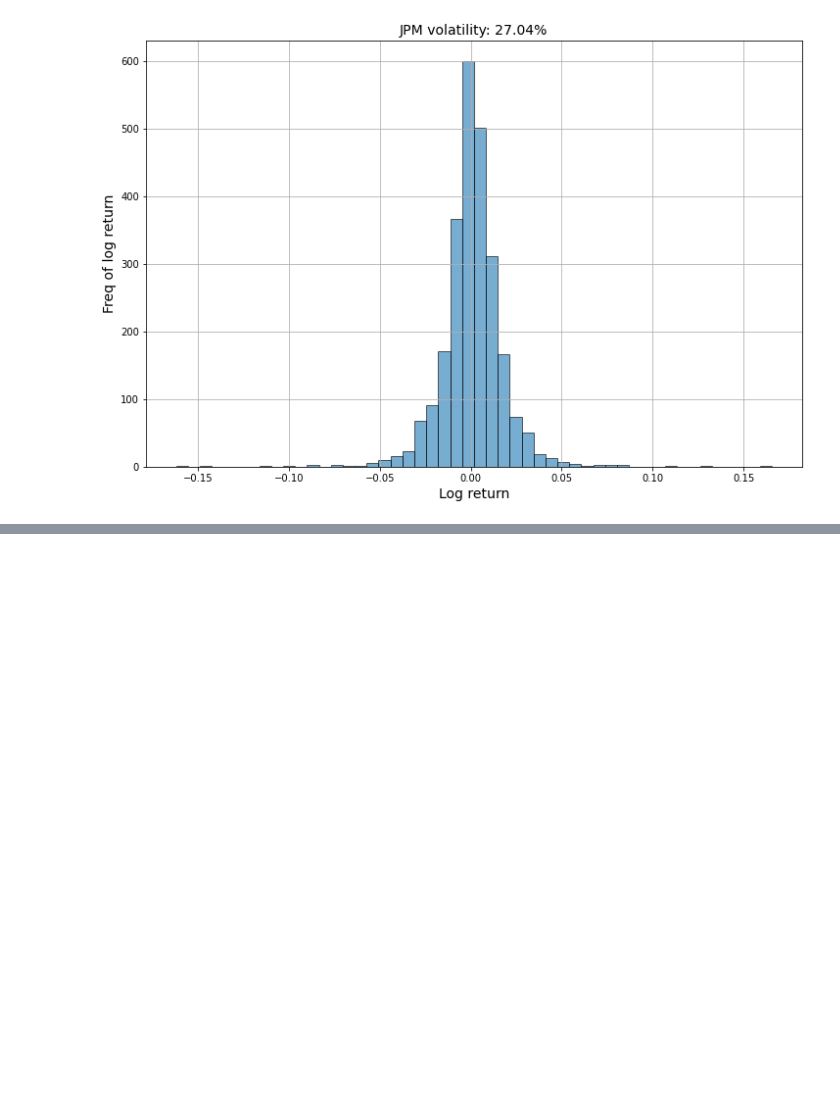
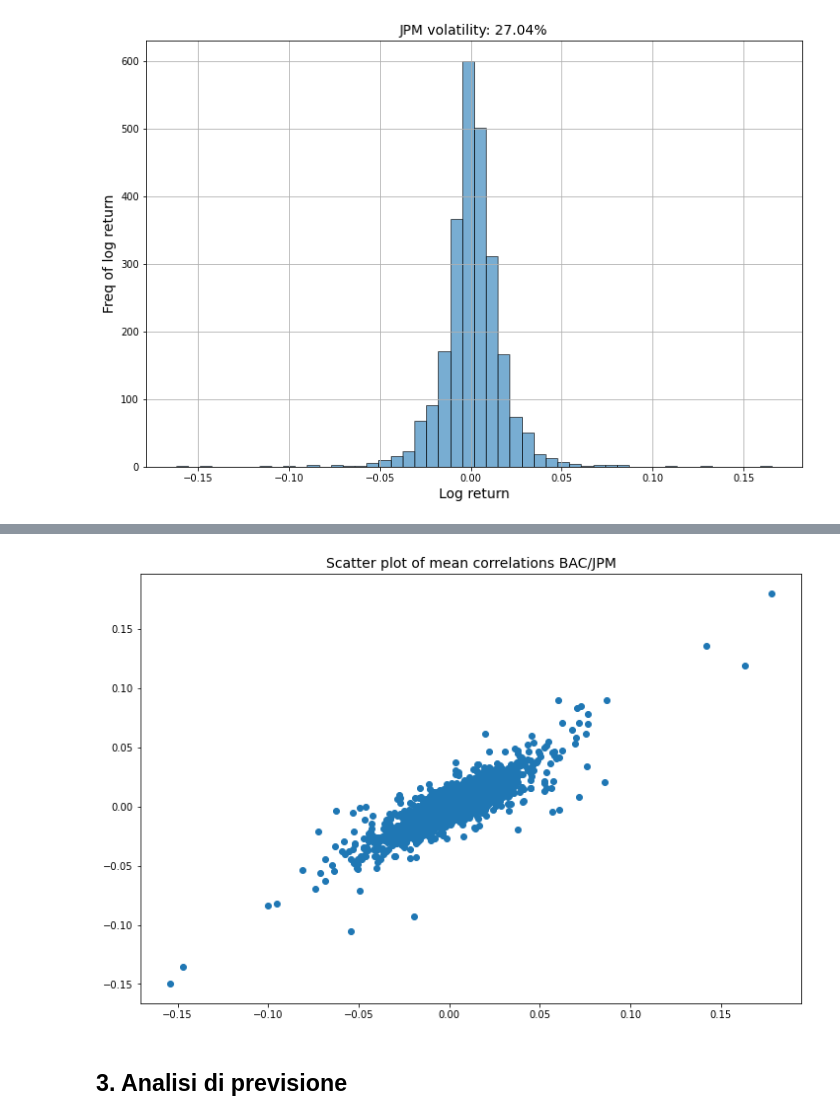
Before and after one commit to tommcamm/BISF-Project, a Jupyter notebook: python/Notebook del progetto.ipynb, the cells around one changed output, grey strips where cells are left out. Saved outputs shown, nothing was run; the diff lists cells and outputs as text; code cells hidden in the pictures; blank space fills up the shorter version.

```diff
--- a/python/Notebook del progetto.ipynb
+++ b/python/Notebook del progetto.ipynb
@@ -1320,0 +1324,11 @@ plt.show()
+# %%
+# Scatter plot (dispersione) delle correlazioni medie su titoli bancari
+plt.figure(figsize=(12,8))
+plt.scatter(banc_returns['BAC'],banc_returns['JPM'])
+plt.title("Scatter plot of mean correlations BAC/JPM", fontsize=14)
+
+plt.show()
+# %% [output]
+[figure, added]
+# %% [markdown]
+## 3. Analisi di previsione
```
Also changed, not shown: parts of 37 cells of this notebook, 11 other files.
